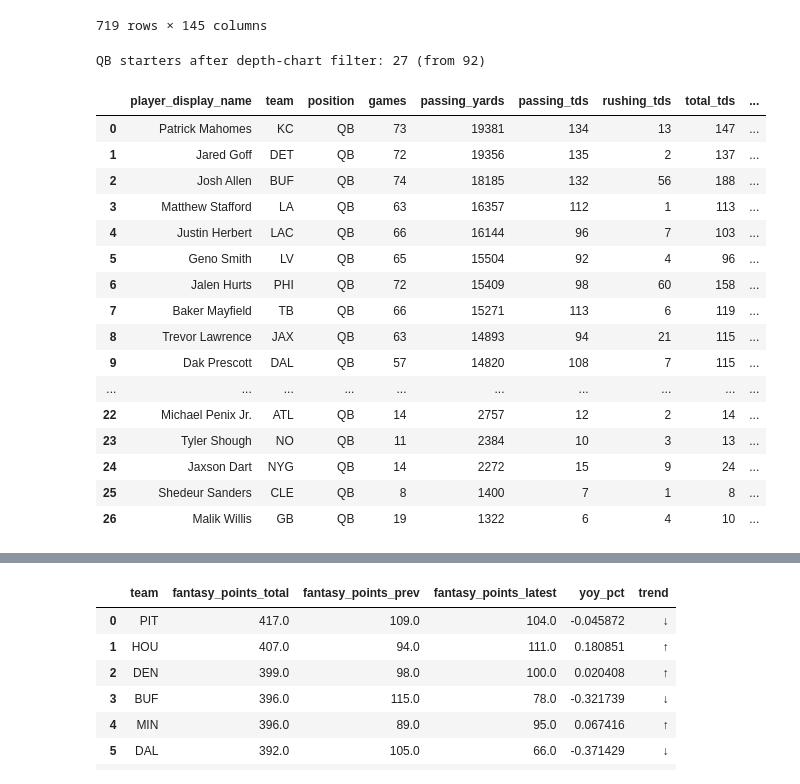
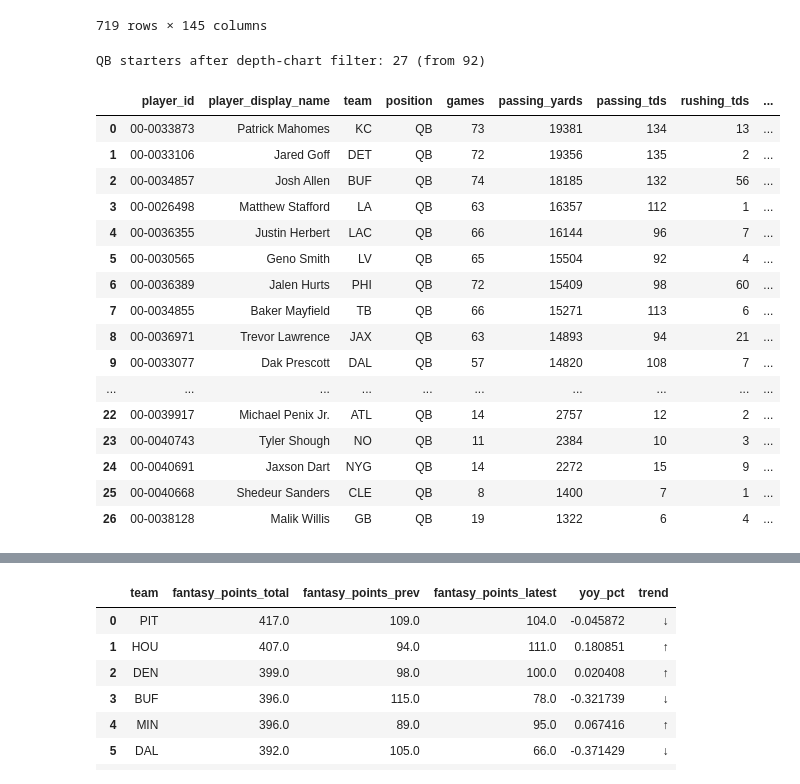
Before and after one commit to broverlord93/about, a Jupyter notebook: nfl_analyzer/src/nfl_analyzer/draft_analysis.ipynb, the cells around one changed output, grey strips where cells are left out. Saved outputs shown, nothing was run; the diff lists cells and outputs as text; code cells hidden in the pictures.

```diff
--- a/nfl_analyzer/src/nfl_analyzer/draft_analysis.ipynb
+++ b/nfl_analyzer/src/nfl_analyzer/draft_analysis.ipynb
@@ -176,50 +176,51 @@ before = len(qb_rankings)
 qb_rankings = qb_rankings[
     qb_rankings["player_id"].astype(str).isin(starter_qbs)
 ].copy()
 print(f"QB starters after depth-chart filter: {len(qb_rankings)} (from {before})")
 qb_rankings["total_tds"] = (
     qb_rankings["passing_tds"].fillna(0) + qb_rankings["rushing_tds"].fillna(0)
 )
 qb_rankings = qb_rankings.merge(player_yoy, on="player_id", how="left")
 qb_rankings = (
     qb_rankings.sort_values("passing_yards", ascending=False)[
         [
+            "player_id",
             "player_display_name",
             "team",
             "position",
             "games",
             "passing_yards",
             "passing_tds",
             "rushing_tds",
             "total_tds",
             "fantasy_points_prev",
             "fantasy_points_latest",
             "yoy_pct",
             "trend",
         ]
     ]
     .reset_index(drop=True)
 )
 qb_rankings
 # %% [output]
 QB starters after depth-chart filter: 27 (from 92)
-|  | player_display_name | team | position | games | passing_yards | passing_tds | rushing_tds | total_tds | ... |
-| 0 | Patrick Mahomes | KC | QB | 73 | 19381 | 134 | 13 | 147 | ... |
-| 1 | Jared Goff | DET | QB | 72 | 19356 | 135 | 2 | 137 | ... |
-| 2 | Josh Allen | BUF | QB | 74 | 18185 | 132 | 56 | 188 | ... |
-| 3 | Matthew Stafford | LA | QB | 63 | 16357 | 112 | 1 | 113 | ... |
-| 4 | Justin Herbert | LAC | QB | 66 | 16144 | 96 | 7 | 103 | ... |
-| 5 | Geno Smith | LV | QB | 65 | 15504 | 92 | 4 | 96 | ... |
-| 6 | Jalen Hurts | PHI | QB | 72 | 15409 | 98 | 60 | 158 | ... |
-| 7 | Baker Mayfield | TB | QB | 66 | 15271 | 113 | 6 | 119 | ... |
-| 8 | Trevor Lawrence | JAX | QB | 63 | 14893 | 94 | 21 | 115 | ... |
-| 9 | Dak Prescott | DAL | QB | 57 | 14820 | 108 | 7 | 115 | ... |
+|  | player_id | player_display_name | team | position | games | passing_yards | passing_tds | rushing_tds | ... |
+| 0 | 00-0033873 | Patrick Mahomes | KC | QB | 73 | 19381 | 134 | 13 | ... |
+| 1 | 00-0033106 | Jared Goff | DET | QB | 72 | 19356 | 135 | 2 | ... |
+| 2 | 00-0034857 | Josh Allen | BUF | QB | 74 | 18185 | 132 | 56 | ... |
+| 3 | 00-0026498 | Matthew Stafford | LA | QB | 63 | 16357 | 112 | 1 | ... |
+| 4 | 00-0036355 | Justin Herbert | LAC | QB | 66 | 16144 | 96 | 7 | ... |
+| 5 | 00-0030565 | Geno Smith | LV | QB | 65 | 15504 | 92 | 4 | ... |
+| 6 | 00-0036389 | Jalen Hurts | PHI | QB | 72 | 15409 | 98 | 60 | ... |
+| 7 | 00-0034855 | Baker Mayfield | TB | QB | 66 | 15271 | 113 | 6 | ... |
+| 8 | 00-0036971 | Trevor Lawrence | JAX | QB | 63 | 14893 | 94 | 21 | ... |
+| 9 | 00-0033077 | Dak Prescott | DAL | QB | 57 | 14820 | 108 | 7 | ... |
 | ... | ... | ... | ... | ... | ... | ... | ... | ... | ... |
-| 22 | Michael Penix Jr. | ATL | QB | 14 | 2757 | 12 | 2 | 14 | ... |
-| 23 | Tyler Shough | NO | QB | 11 | 2384 | 10 | 3 | 13 | ... |
-| 24 | Jaxson Dart | NYG | QB | 14 | 2272 | 15 | 9 | 24 | ... |
-| 25 | Shedeur Sanders | CLE | QB | 8 | 1400 | 7 | 1 | 8 | ... |
-| 26 | Malik Willis | GB | QB | 19 | 1322 | 6 | 4 | 10 | ... |
+| 22 | 00-0039917 | Michael Penix Jr. | ATL | QB | 14 | 2757 | 12 | 2 | ... |
+| 23 | 00-0040743 | Tyler Shough | NO | QB | 11 | 2384 | 10 | 3 | ... |
+| 24 | 00-0040691 | Jaxson Dart | NYG | QB | 14 | 2272 | 15 | 9 | ... |
+| 25 | 00-0040668 | Shedeur Sanders | CLE | QB | 8 | 1400 | 7 | 1 | ... |
+| 26 | 00-0038128 | Malik Willis | GB | QB | 19 | 1322 | 6 | 4 | ... |
 # %%
 kicker_rankings = player_stats.loc[player_stats["position"] == "K"].copy()
 kicker_rankings = kicker_rankings.merge(player_yoy, on="player_id", how="left")
```
Also changed, not shown: parts of 3 cells of this notebook, 3 other files.
